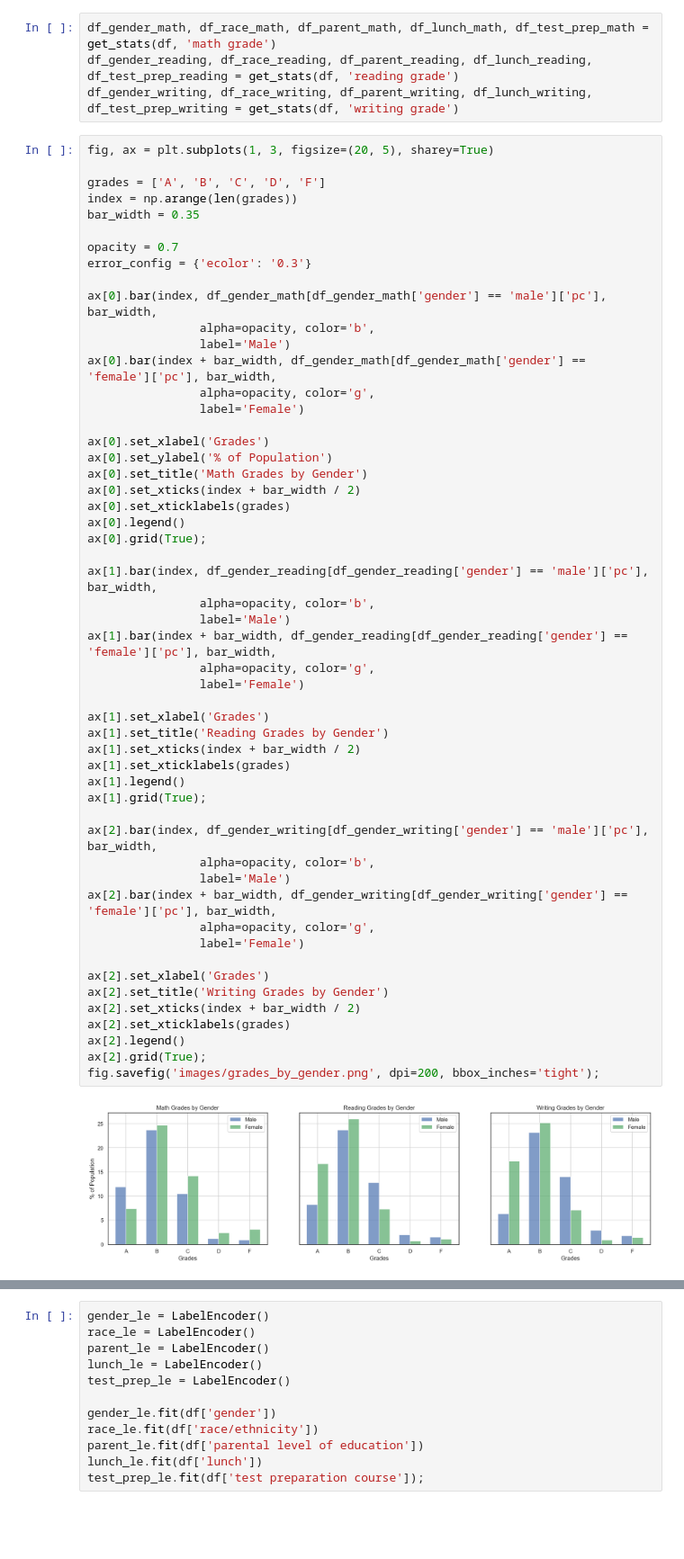
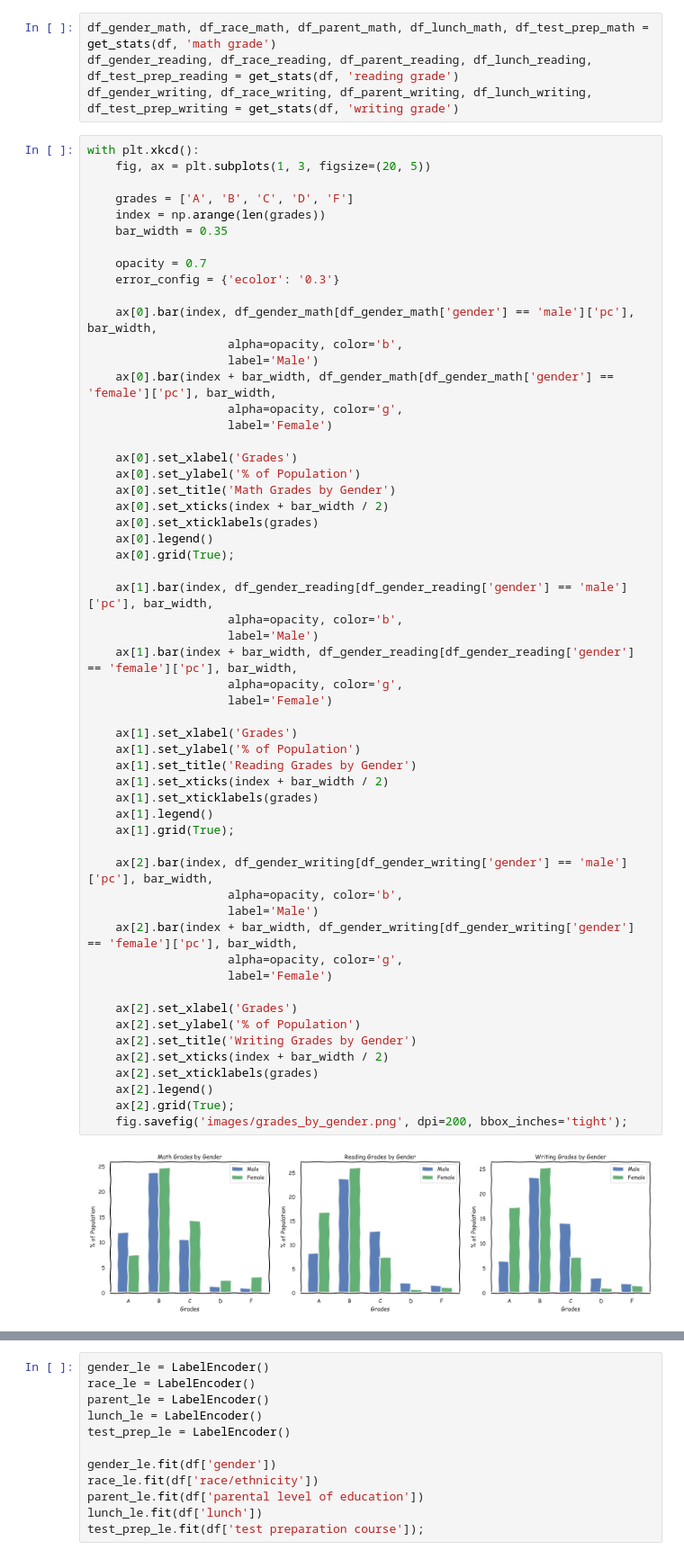
Before and after one commit to thampiman/msdn-digp-blog, a Jupyter notebook: interpretability/Features.ipynb, the cells around one changed output, grey strips where cells are left out. Shown at 90% size. Saved outputs shown, nothing was run; the diff lists cells and outputs as text; blank space fills up the shorter version.

Commit message:
Switching to xkcd plots

```diff
--- a/interpretability/Features.ipynb
+++ b/interpretability/Features.ipynb
@@ -337,58 +337,61 @@ df_gender_math, df_race_math, df_parent_math, df_lunch_math, df_test_prep_math =
 df_gender_reading, df_race_reading, df_parent_reading, df_lunch_reading, df_test_prep_reading = get_stats(df, 'reading grade')
 df_gender_writing, df_race_writing, df_parent_writing, df_lunch_writing, df_test_prep_writing = get_stats(df, 'writing grade')
 # %%
-fig, ax = plt.subplots(1, 3, figsize=(20, 5), sharey=True)
+with plt.xkcd():
+    fig, ax = plt.subplots(1, 3, figsize=(20, 5))
 
-grades = ['A', 'B', 'C', 'D', 'F']
-index = np.arange(len(grades))
-bar_width = 0.35
+    grades = ['A', 'B', 'C', 'D', 'F']
+    index = np.arange(len(grades))
+    bar_width = 0.35
 
-opacity = 0.7
-error_config = {'ecolor': '0.3'}
+    opacity = 0.7
+    error_config = {'ecolor': '0.3'}
 
-ax[0].bar(index, df_gender_math[df_gender_math['gender'] == 'male']['pc'], bar_width,
-                alpha=opacity, color='b',
-                label='Male')
-ax[0].bar(index + bar_width, df_gender_math[df_gender_math['gender'] == 'female']['pc'], bar_width,
-                alpha=opacity, color='g',
-                label='Female')
+    ax[0].bar(index, df_gender_math[df_gender_math['gender'] == 'male']['pc'], bar_width,
+                    alpha=opacity, color='b',
+                    label='Male')
+    ax[0].bar(index + bar_width, df_gender_math[df_gender_math['gender'] == 'female']['pc'], bar_width,
+                    alpha=opacity, color='g',
+                    label='Female')
 
-ax[0].set_xlabel('Grades')
-ax[0].set_ylabel('% of Population')
-ax[0].set_title('Math Grades by Gender')
-ax[0].set_xticks(index + bar_width / 2)
-ax[0].set_xticklabels(grades)
-ax[0].legend()
-ax[0].grid(True);
+    ax[0].set_xlabel('Grades')
+    ax[0].set_ylabel('% of Population')
+    ax[0].set_title('Math Grades by Gender')
+    ax[0].set_xticks(index + bar_width / 2)
+    ax[0].set_xticklabels(grades)
+    ax[0].legend()
+    ax[0].grid(True);
 
-ax[1].bar(index, df_gender_reading[df_gender_reading['gender'] == 'male']['pc'], bar_width,
-                alpha=opacity, color='b',
-                label='Male')
-ax[1].bar(index + bar_width, df_gender_reading[df_gender_reading['gender'] == 'female']['pc'], bar_width,
-                alpha=opacity, color='g',
-                label='Female')
+    ax[1].bar(index, df_gender_reading[df_gender_reading['gender'] == 'male']['pc'], bar_width,
+                    alpha=opacity, color='b',
+                    label='Male')
+    ax[1].bar(index + bar_width, df_gender_reading[df_gender_reading['gender'] == 'female']['pc'], bar_width,
+                    alpha=opacity, color='g',
+                    label='Female')
 
-ax[1].set_xlabel('Grades')
-ax[1].set_title('Reading Grades by Gender')
-ax[1].set_xticks(index + bar_width / 2)
-ax[1].set_xticklabels(grades)
-ax[1].legend()
-ax[1].grid(True);
+    ax[1].set_xlabel('Grades')
+    ax[1].set_ylabel('% of Population')
+    ax[1].set_title('Reading Grades by Gender')
+    ax[1].set_xticks(index + bar_width / 2)
+    ax[1].set_xticklabels(grades)
+    ax[1].legend()
+    ax[1].grid(True);
 
-ax[2].bar(index, df_gender_writing[df_gender_writing['gender'] == 'male']['pc'], bar_width,
-                alpha=opacity, color='b',
-                label='Male')
-ax[2].bar(index + bar_width, df_gender_writing[df_gender_writing['gender'] == 'female']['pc'], bar_width,
-                alpha=opacity, color='g',
-                label='Female')
+    ax[2].bar(index, df_gender_writing[df_gender_writing['gender'] == 'male']['pc'], bar_width,
+                    alpha=opacity, color='b',
+                    label='Male')
+    ax[2].bar(index + bar_width, df_gender_writing[df_gender_writing['gender'] == 'female']['pc'], bar_width,
+                    alpha=opacity, color='g',
+                    label='Female')
 
-ax[2].set_xlabel('Grades')
-ax[2].set_title('Writing Grades by Gender')
-ax[2].set_xticks(index + bar_width / 2)
-ax[2].set_xticklabels(grades)
-ax[2].legend()
-ax[2].grid(True);
-fig.savefig('images/grades_by_gender.png', dpi=200, bbox_inches='tight');
+    ax[2].set_xlabel('Grades')
+    ax[2].set_ylabel('% of Population')
+    ax[2].set_title('Writing Grades by Gender')
+    ax[2].set_xticks(index + bar_width / 2)
+    ax[2].set_xticklabels(grades)
+    ax[2].legend()
+    ax[2].grid(True);
+    fig.savefig('images/grades_by_gender.png', dpi=200, bbox_inches='tight');
 # %% [output]
-[figure, old version]
+[figure, new version]
 # %%
```
Also changed, not shown: parts of 1 cell of this notebook, 2 other files.
